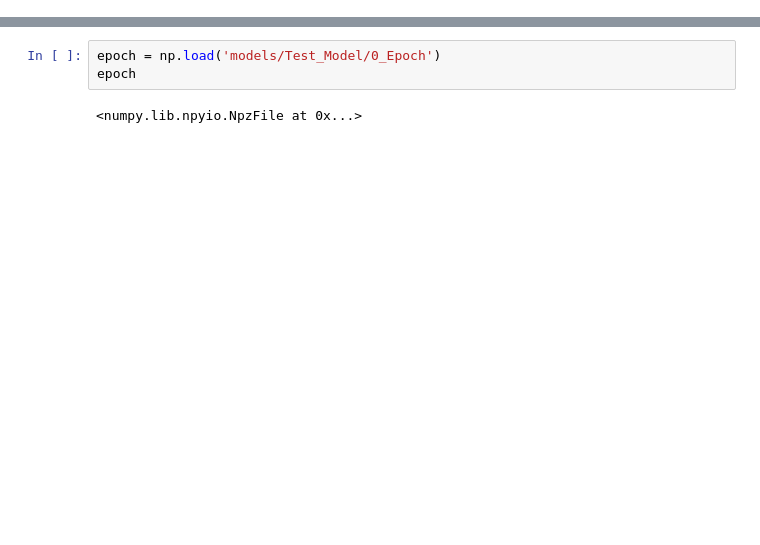
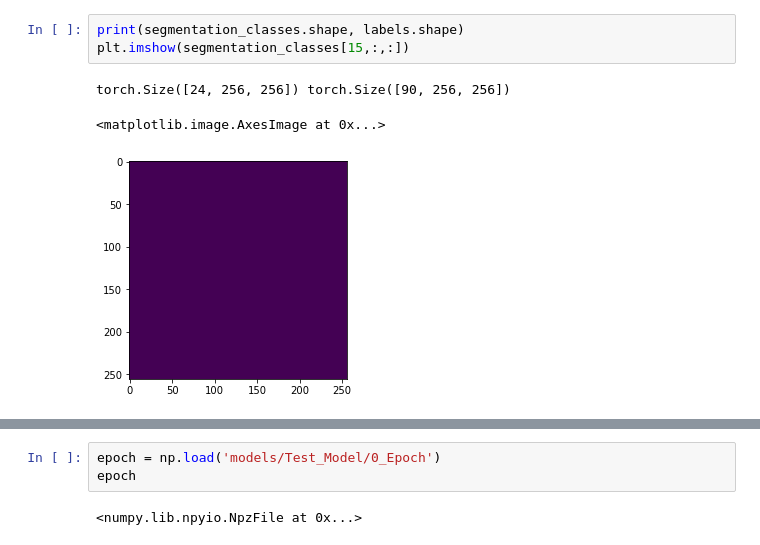
Before and after one commit to thovll/MTI881, a Jupyter notebook: mainSegmentation copie.ipynb, the cells around one changed output, grey strips where cells are left out. Cells and saved outputs as stored; diff of their text form; blank space fills up the shorter version.

```diff
--- a/mainSegmentation copie.ipynb
+++ b/mainSegmentation copie.ipynb
@@ -232,0 +245,7 @@ Error:
+# %%
+print(segmentation_classes.shape, labels.shape)
+plt.imshow(segmentation_classes[15,:,:])
+# %% [output]
+torch.Size([24, 256, 256]) torch.Size([90, 256, 256])
+<matplotlib.image.AxesImage at 0x...>
+[figure, added]
```
Also changed, not shown: parts of 8 cells of this notebook, 34 other files.
